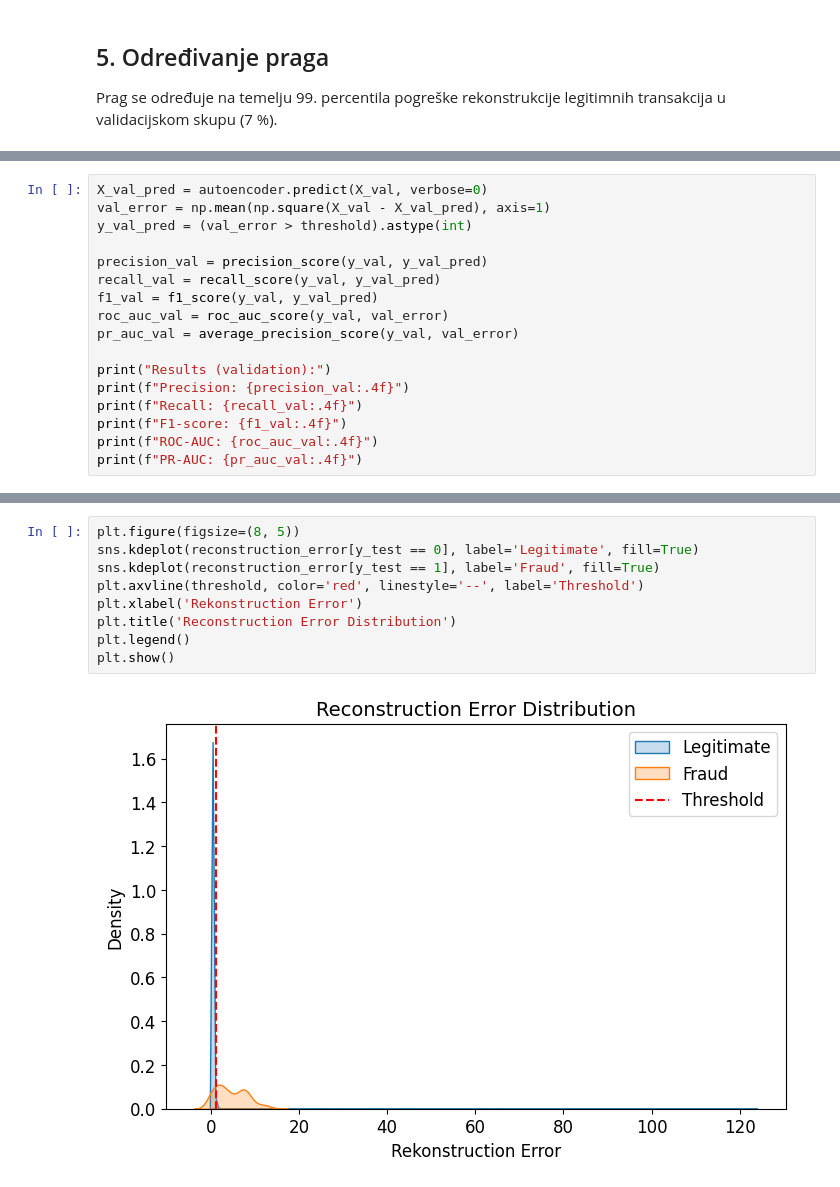
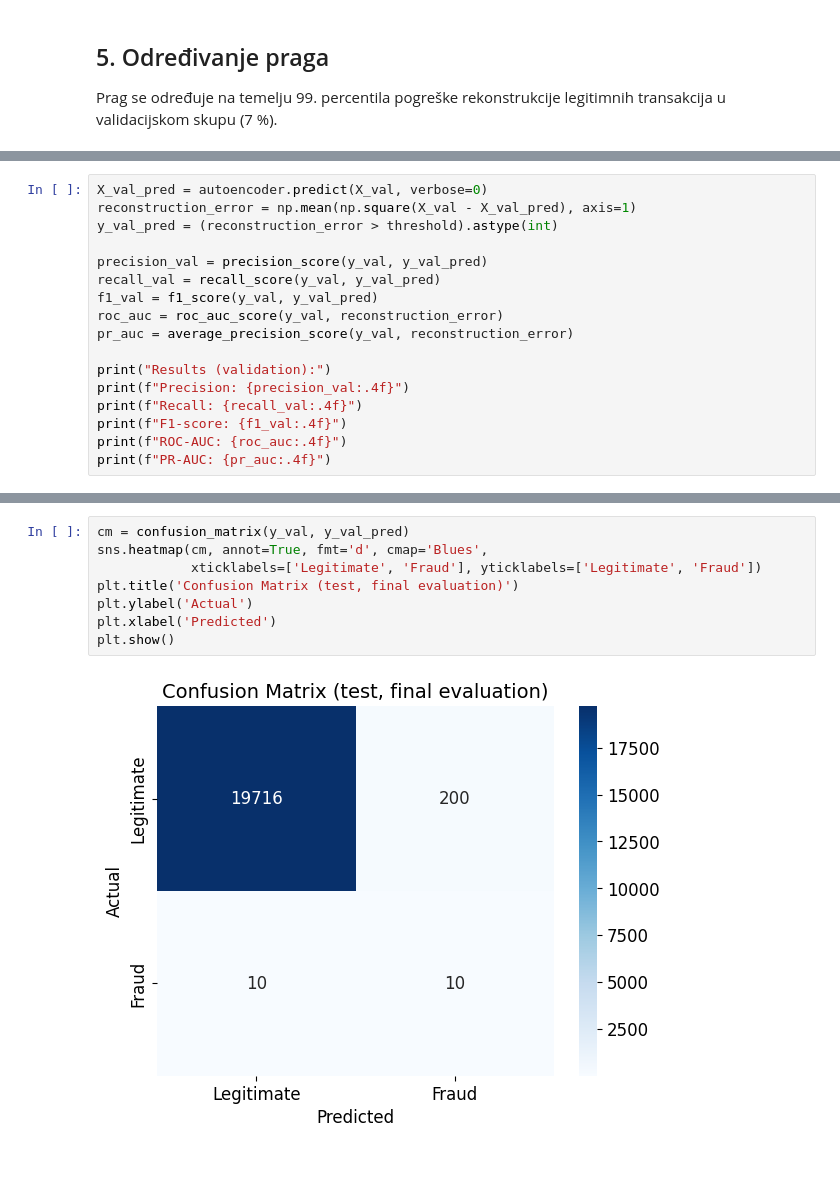
Before and after one commit to klarastankovic/anomaly-detection, a Jupyter notebook: autoencoder/autoencoder_keras_tensor.ipynb, the cells around one changed output, grey strips where cells are left out. Saved outputs shown, nothing was run; the diff lists cells and outputs as text.

```diff
--- a/autoencoder/autoencoder_keras_tensor.ipynb
+++ b/autoencoder/autoencoder_keras_tensor.ipynb
@@ -217,19 +228,19 @@ Prije prelaska na testni skup, provjerimo kako odabrani prag radi na cijelom val
 # %%
 X_val_pred = autoencoder.predict(X_val, verbose=0)
-val_error = np.mean(np.square(X_val - X_val_pred), axis=1)
-y_val_pred = (val_error > threshold).astype(int)
+reconstruction_error = np.mean(np.square(X_val - X_val_pred), axis=1)
+y_val_pred = (reconstruction_error > threshold).astype(int)
 
 precision_val = precision_score(y_val, y_val_pred)
 recall_val = recall_score(y_val, y_val_pred)
 f1_val = f1_score(y_val, y_val_pred)
-roc_auc_val = roc_auc_score(y_val, val_error)
-pr_auc_val = average_precision_score(y_val, val_error)
+roc_auc = roc_auc_score(y_val, reconstruction_error)
+pr_auc = average_precision_score(y_val, reconstruction_error)
 
 print("Results (validation):")
 print(f"Precision: {precision_val:.4f}")
 print(f"Recall: {recall_val:.4f}")
 print(f"F1-score: {f1_val:.4f}")
-print(f"ROC-AUC: {roc_auc_val:.4f}")
-print(f"PR-AUC: {pr_auc_val:.4f}")
+print(f"ROC-AUC: {roc_auc:.4f}")
+print(f"PR-AUC: {pr_auc:.4f}")
 # %% [output]
 Results (validation):
@@ -300,11 +252,10 @@ plt.show()
-# %%
-plt.figure(figsize=(8, 5))
-sns.kdeplot(reconstruction_error[y_test == 0], label='Legitimate', fill=True)
-sns.kdeplot(reconstruction_error[y_test == 1], label='Fraud', fill=True)
-plt.axvline(threshold, color='red', linestyle='--', label='Threshold')
-plt.xlabel('Rekonstruction Error')
-plt.title('Reconstruction Error Distribution')
-plt.legend()
-plt.show()
-# %% [output]
-[figure, removed]
+# %%
+cm = confusion_matrix(y_val, y_val_pred)
+sns.heatmap(cm, annot=True, fmt='d', cmap='Blues',
+            xticklabels=['Legitimate', 'Fraud'], yticklabels=['Legitimate', 'Fraud'])
+plt.title('Confusion Matrix (test, final evaluation)')
+plt.ylabel('Actual')
+plt.xlabel('Predicted')
+plt.show()
+# %% [output]
+[figure, added]
```
Also changed, not shown: parts of 20 cells of this notebook, 3 other files.
